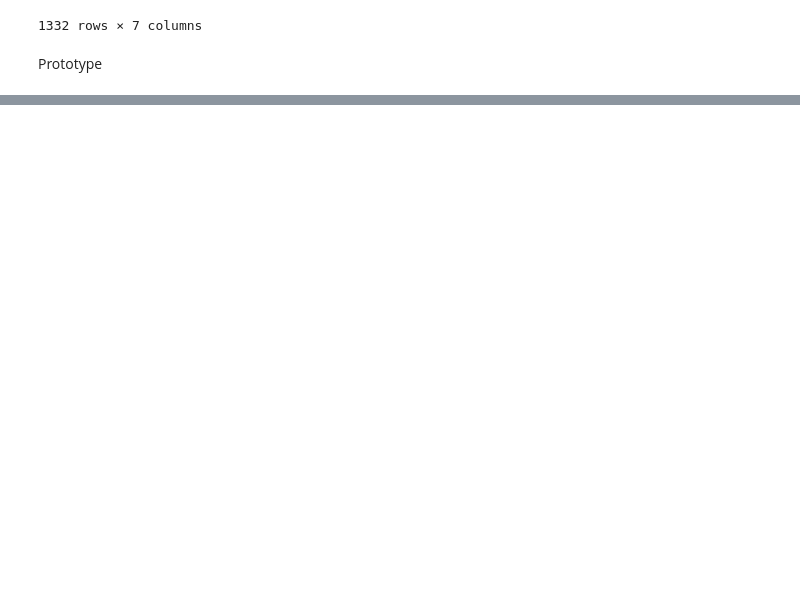
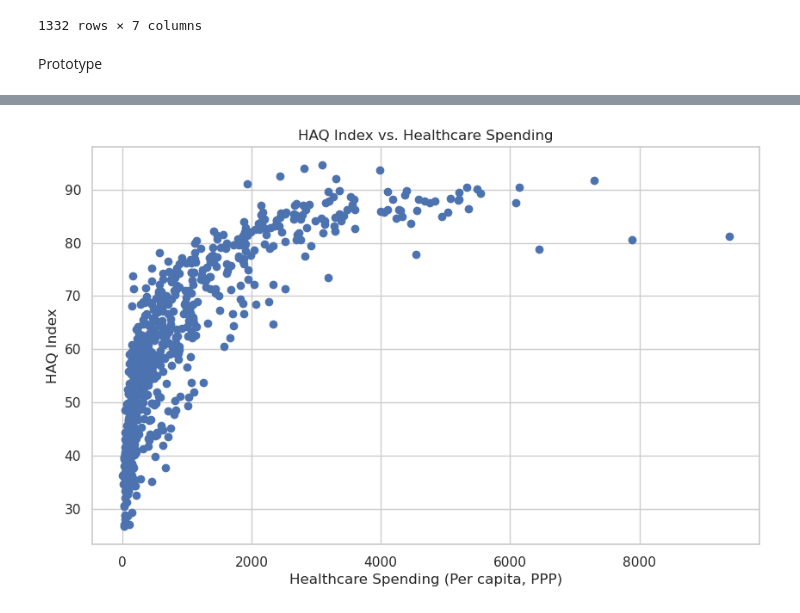
Before and after one commit to Joumanasalahedin/HAQ_Index-Quality, a Jupyter notebook: to_json.ipynb, the cells around one changed output, grey strips where cells are left out. Drawn from its saved outputs; the diff is of its cells as text; code cells hidden in the pictures; blank space fills up the shorter version.

Commit message:
matplotlib prototype

```diff
--- a/to_json.ipynb
+++ b/to_json.ipynb
@@ -37,0 +32,17 @@ ModuleNotFoundError: No module named 'matplotlib'
+# %%
+import pandas as pd
+import matplotlib.pyplot as plt
+import seaborn as sns
+
+df = pd.read_json('data/haq_data.json')
+
+plt.figure(figsize=(10, 6))
+plt.scatter(
+    df['Current health expenditure per capita, PPP (current international $)'], df['HAQ Index'])
+plt.title('HAQ Index vs. Healthcare Spending')
+plt.xlabel('Healthcare Spending (Per capita, PPP)')
+plt.ylabel('HAQ Index')
+plt.grid(True)
+plt.show()
+# %% [output]
+[figure, added]
```
Also changed, not shown: parts of 3 cells of this notebook, 1 other file.
